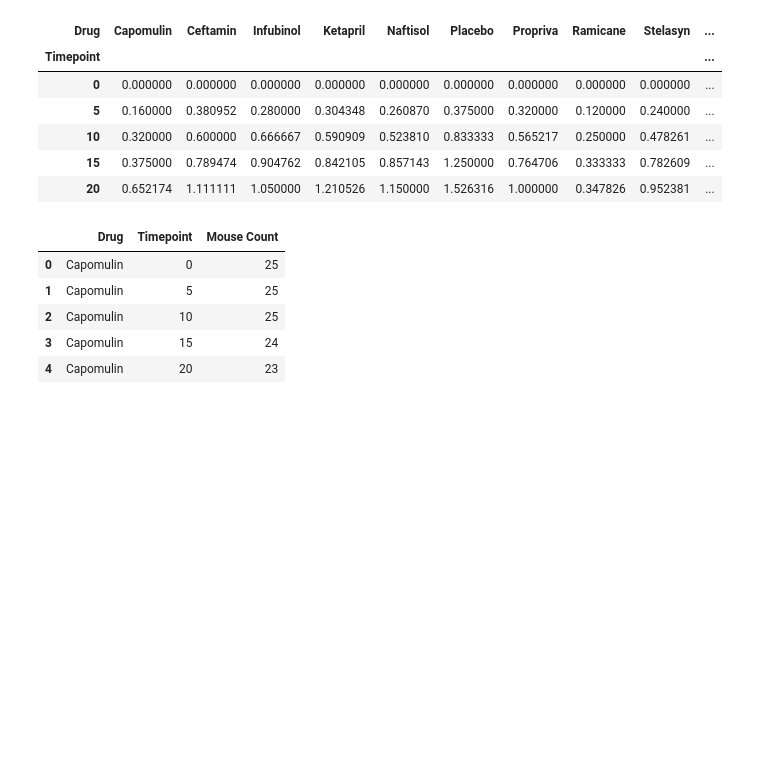
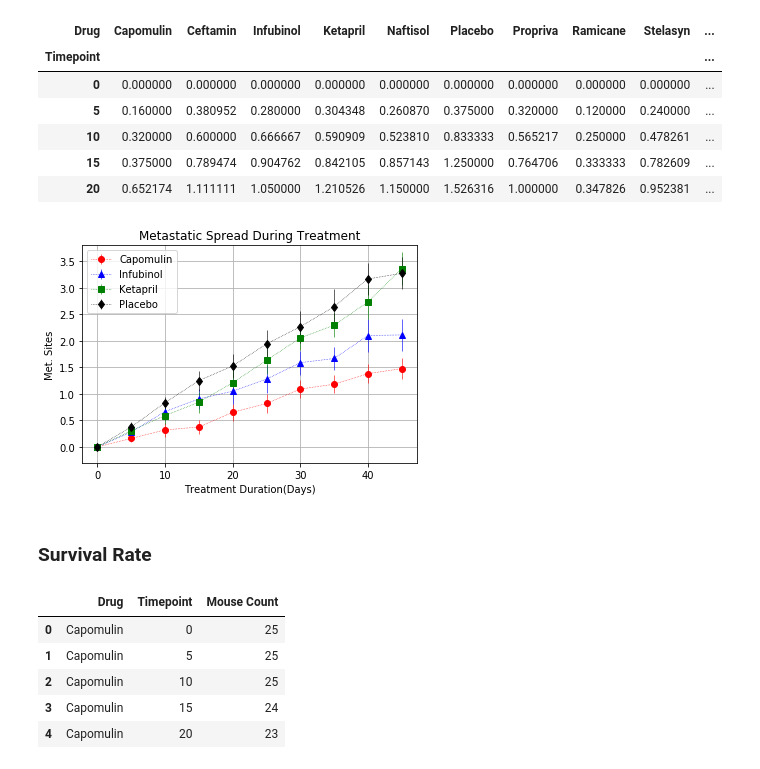
Before and after one commit to reemaratnani/Matplotlib, a Jupyter notebook: pymaceuticals.ipynb, the cells around one changed output. Cells and saved outputs as stored; diff of their text form; code cells hidden in the pictures; blank space fills up the shorter version.

```diff
--- a/pymaceuticals.ipynb
+++ b/pymaceuticals.ipynb
@@ -108,4 +120,29 @@ Metsite_mean_df.head()
 | 10 | 0.320000 | 0.600000 | 0.666667 | 0.590909 | 0.523810 | 0.833333 | 0.565217 | 0.250000 | 0.478261 | ... |
 | 15 | 0.375000 | 0.789474 | 0.904762 | 0.842105 | 0.857143 | 1.250000 | 0.764706 | 0.333333 | 0.782609 | ... |
 | 20 | 0.652174 | 1.111111 | 1.050000 | 1.210526 | 1.150000 | 1.526316 | 1.000000 | 0.347826 | 0.952381 | ... |
+# %%
+x_axis = Metsite_mean_df.index
+#  Pivoted met. site error dataframe to extract column values for errors
+sem_met = Error_Metsite.pivot_table(index= Error_Metsite.index.get_level_values(1),
+                                    columns= Error_Metsite.index.get_level_values(0), values = 'Metastatic Sites')
+fig, ax= plt.subplots()
+y1 = Metsite_mean_df.Capomulin
+y2= Metsite_mean_df.Infubinol
+y3 = Metsite_mean_df.Ketapril
+y4 = Metsite_mean_df.Placebo
+ax.errorbar(x_axis, y1, yerr=sem_met.Capomulin , marker ='o', color= 'r', ls= ':', lw =.6, label='Capomulin')
+ax.errorbar(x_axis, y2, yerr=sem_met.Infubinol, marker = '^', color='b', ls = ':', lw =.6, label = 'Infubinol')
+ax.errorbar(x_axis, y3, yerr= sem_met.Infubinol, marker = 's', color = 'g', ls =':', lw =.6, label = 'Ketapril')
+ax.errorbar(x_axis, y4, yerr=sem_met.Placebo, marker ='d', color = 'k', ls =':', lw = .6, label = 'Placebo')
+ax.set_ylim(-0.3,3.8)
+ax.set_title("Metastatic Spread During Treatment")
+ax.set_xlabel("Treatment Duration(Days)")
+ax.set_ylabel("Met. Sites")
+plt.legend()
+plt.grid()
+plt.show()
+# %% [output]
+[figure, added]
+# %% [markdown]
+### Survival Rate
 # %%
```
Also changed, not shown: parts of 15 cells of this notebook.
